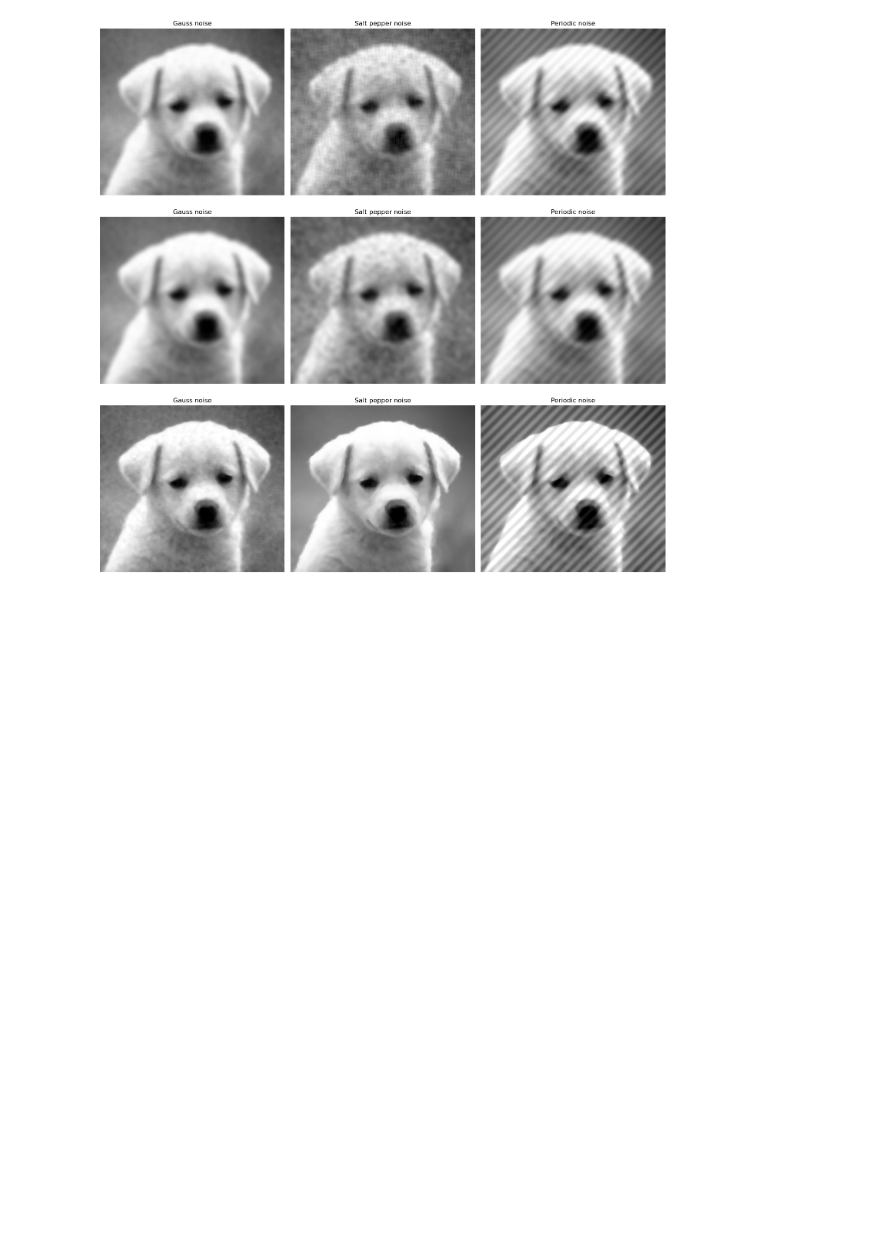
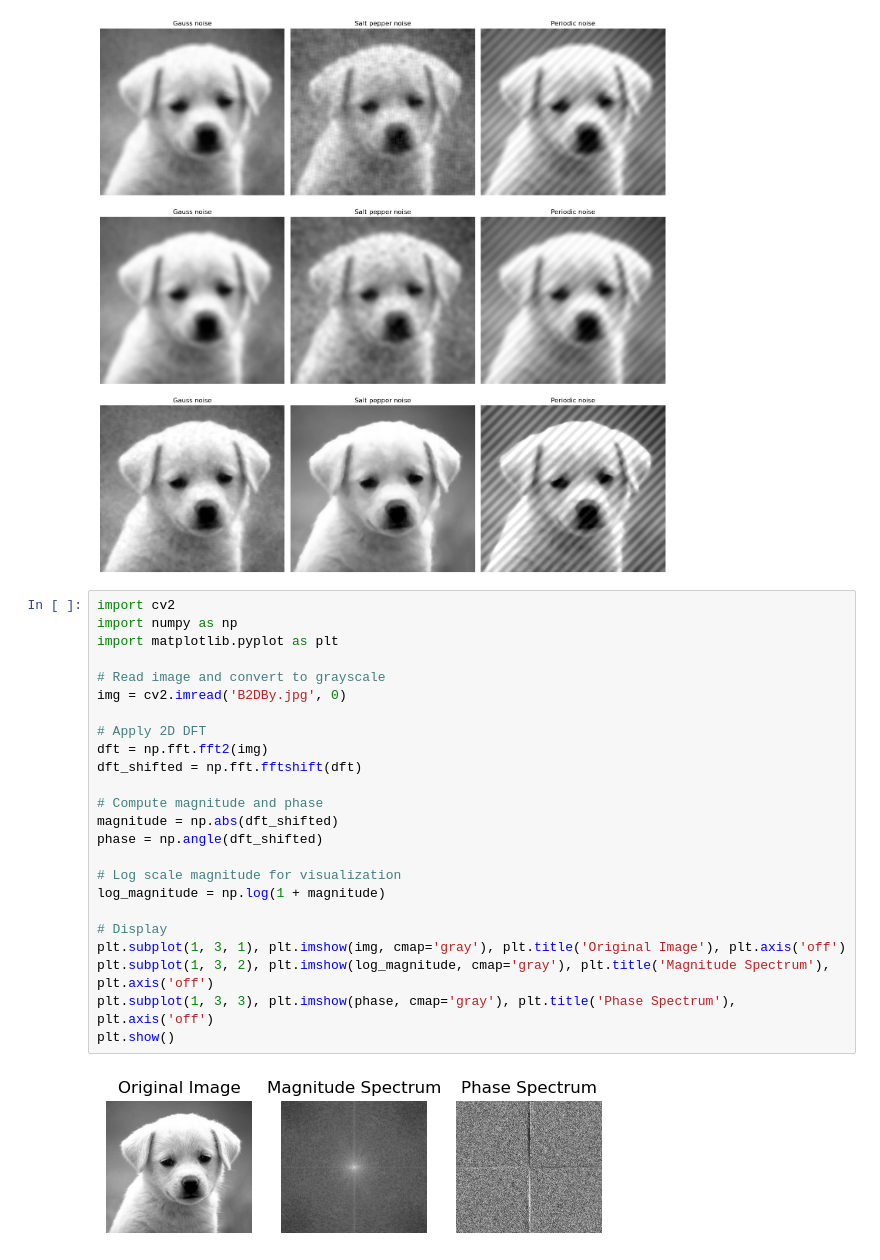
Before and after one commit to quangminh141005/Image_processing, a Jupyter notebook: lab2/lab2.ipynb, the cells around one changed output. Saved outputs shown, nothing was run; the diff lists cells and outputs as text; blank space fills up the shorter version.

Commit message:
add visualize into a file

```diff
--- a/lab2/lab2.ipynb
+++ b/lab2/lab2.ipynb
@@ -124,3 +124,29 @@ plt.tight_layout()
 plt.show()
 # %% [output]
 [figure]
+# %%
+import cv2
+import numpy as np
+import matplotlib.pyplot as plt
+
+# Read image and convert to grayscale
+img = cv2.imread('B2DBy.jpg', 0)
+
+# Apply 2D DFT
+dft = np.fft.fft2(img)
+dft_shifted = np.fft.fftshift(dft)
+
+# Compute magnitude and phase
+magnitude = np.abs(dft_shifted)
+phase = np.angle(dft_shifted)
+
+# Log scale magnitude for visualization
+log_magnitude = np.log(1 + magnitude)
+
+# Display
+plt.subplot(1, 3, 1), plt.imshow(img, cmap='gray'), plt.title('Original Image'), plt.axis('off')
+plt.subplot(1, 3, 2), plt.imshow(log_magnitude, cmap='gray'), plt.title('Magnitude Spectrum'), plt.axis('off')
+plt.subplot(1, 3, 3), plt.imshow(phase, cmap='gray'), plt.title('Phase Spectrum'), plt.axis('off')
+plt.show()
+# %% [output]
+[figure, added]
```
Also changed, not shown: 4 other files.
